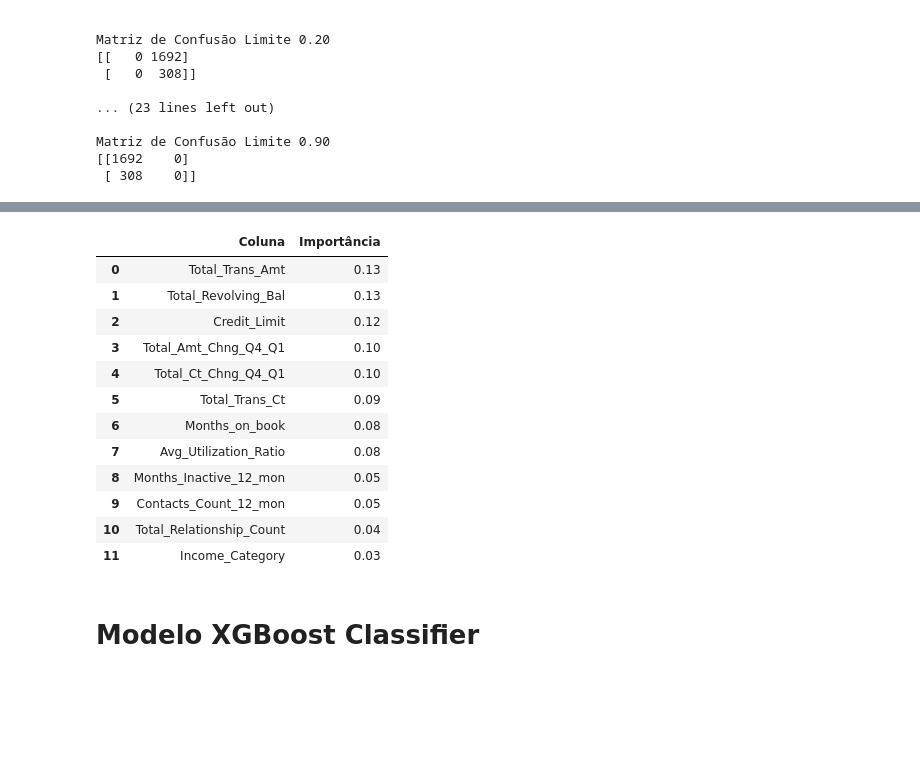
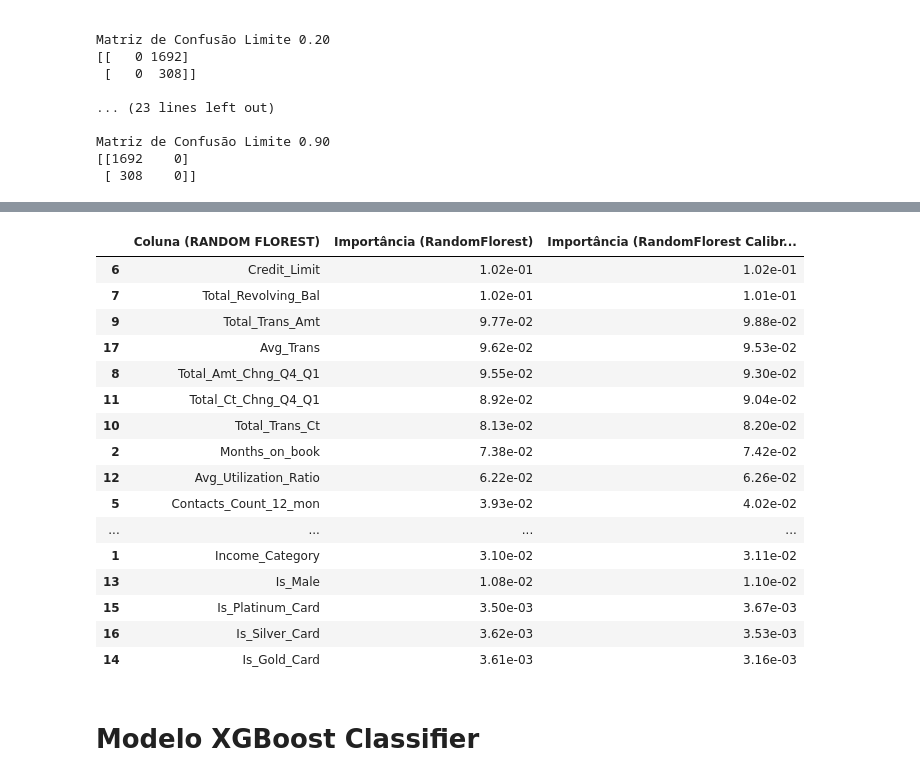
Before and after one commit to rpf991/Previsao_Churning_Clientes_Credito, a Jupyter notebook: notebooks/data_analysis.ipynb, the cells around one changed output, grey strips where cells are left out. Cells and saved outputs as stored; diff of their text form; code cells hidden in the pictures; blank space fills up the shorter version.

Commit message:
inclusao CallibredClassifier

```diff
--- a/notebooks/data_analysis.ipynb
+++ b/notebooks/data_analysis.ipynb
@@ -150,24 +171,16 @@ df_base_credit.to_csv(r"..\\documents\\CREDIT_CARD_CHURN_ADAPTED.csv", index=Fal
 # %%
-# Mapeamento da Coluna Target
-atrition_flag_map = {
-    'Attrited Customer': 1,
-    'Existing Customer': 0
-}
-df_base_credit['Attrition_Flag'] = df_base_credit['Attrition_Flag'].map(atrition_flag_map).astype("int")
+# Avaliação One-Hot-Encoder
+df_base_credit = pd.get_dummies(df_base_credit, drop_first=True)
 
 
-# Avaliação One-Hot-Encoder
-ohe = OneHotEncoder(sparse_output=False)
+#ohe = OneHotEncoder(sparse_output=False)
 
-encoder_columns = ['Gender', 'Education_Level', 'Marital_Status', 'Card_Category']
+#dados_encoder = ohe.fit_transform(df_base_credit[['Gender','Education_Level','Marital_Status','Card_Category']])
 
-dados_encoder = ohe.fit_transform(df_base_credit[encoder_columns])
-
-df_encoder_columns = pd.DataFrame(dados_encoder, columns=ohe.get_feature_names_out())
+#df_encoder_columns = pd.DataFrame(dados_encoder, columns=ohe.get_feature_names_out())
 
 # União dos dados com os dataframes-One-Hot-Encoder
-df_base_credit = pd.concat([df_base_credit, df_encoder_columns], axis=1)
-
+#df_base_credit = pd.concat([df_base_credit, df_encoder_columns], axis=1)
 
 
 # Para melhorar o poder preditivo em relação aos modelos, foi optado
@@ -454,11 +471,13 @@ df_importancia
 # %%
 # criação do modelo
 random_florest = RandomForestClassifier(
-    n_estimators=100, # quantidade de estimativas
-    max_depth=8, # impede que os dados sejam decorados
+    n_estimators=1000, # quantidade de estimativas
+    max_depth=10, # impede que os dados sejam decorados
     class_weight='balanced', # balanceamento de pesos
     random_state=42
 )
 
+calibrated_rf = CalibratedClassifierCV(random_florest, method='sigmoid', cv=5)
+
 # treinar o modelo
 random_florest.fit(X_train, Y_train)
@@ -466,0 +484,2 @@ RandomForestClassifier(class_weight='balanced', max_depth=8, random_state=42)
+# %%
+calibrated_rf.fit(X_train, Y_train)
@@ -535,24 +562,33 @@ weighted avg       0.79      0.21      0.15      2000
 # %%
-df_importancia = pd.DataFrame({
-    'Importância': random_florest.feature_importances_
+rf_calibrated_importances = np.mean(
+    [orig_model.estimator.feature_importances_
+     for orig_model in calibrated_rf.calibrated_classifiers_]
+, axis=0)
+
+pd.DataFrame({
+    'Importância (RandomFlorest)': random_florest.feature_importances_ ,
+    'Importância (RandomFlorest Calibrated)': rf_calibrated_importances
     }, index=X_train.columns
-).sort_values(by='Importância', ascending=False).reset_index(names='Coluna')
-
-df_importancia
+).reset_index(names='Coluna (RANDOM FLOREST)').sort_values(
+    by='Importância (RandomFlorest Calibrated)', ascending=False)
 # %% [output]
-|  | Coluna | Importância |
-| 0 | Total_Trans_Amt | 0.13 |
-| 1 | Total_Revolving_Bal | 0.13 |
-| 2 | Credit_Limit | 0.12 |
-| 3 | Total_Amt_Chng_Q4_Q1 | 0.10 |
-| 4 | Total_Ct_Chng_Q4_Q1 | 0.10 |
-| 5 | Total_Trans_Ct | 0.09 |
-| 6 | Months_on_book | 0.08 |
-| 7 | Avg_Utilization_Ratio | 0.08 |
-| 8 | Months_Inactive_12_mon | 0.05 |
-| 9 | Contacts_Count_12_mon | 0.05 |
-| 10 | Total_Relationship_Count | 0.04 |
-| 11 | Income_Category | 0.03 |
+|  | Coluna (RANDOM FLOREST) | Importância (RandomFlorest) | Importância (RandomFlorest Calibr... |
+| 6 | Credit_Limit | 1.02e-01 | 1.02e-01 |
+| 7 | Total_Revolving_Bal | 1.02e-01 | 1.01e-01 |
+| 9 | Total_Trans_Amt | 9.77e-02 | 9.88e-02 |
+| 17 | Avg_Trans | 9.62e-02 | 9.53e-02 |
+| 8 | Total_Amt_Chng_Q4_Q1 | 9.55e-02 | 9.30e-02 |
+| 11 | Total_Ct_Chng_Q4_Q1 | 8.92e-02 | 9.04e-02 |
+| 10 | Total_Trans_Ct | 8.13e-02 | 8.20e-02 |
+| 2 | Months_on_book | 7.38e-02 | 7.42e-02 |
+| 12 | Avg_Utilization_Ratio | 6.22e-02 | 6.26e-02 |
+| 5 | Contacts_Count_12_mon | 3.93e-02 | 4.02e-02 |
+| ... | ... | ... | ... |
+| 1 | Income_Category | 3.10e-02 | 3.11e-02 |
+| 13 | Is_Male | 1.08e-02 | 1.10e-02 |
+| 15 | Is_Platinum_Card | 3.50e-03 | 3.67e-03 |
+| 16 | Is_Silver_Card | 3.62e-03 | 3.53e-03 |
+| 14 | Is_Gold_Card | 3.61e-03 | 3.16e-03 |
 # %% [markdown]
 # Modelo XGBoost Classifier
 # %%
```
Also changed, not shown: parts of 28 cells of this notebook, 2 other files.
